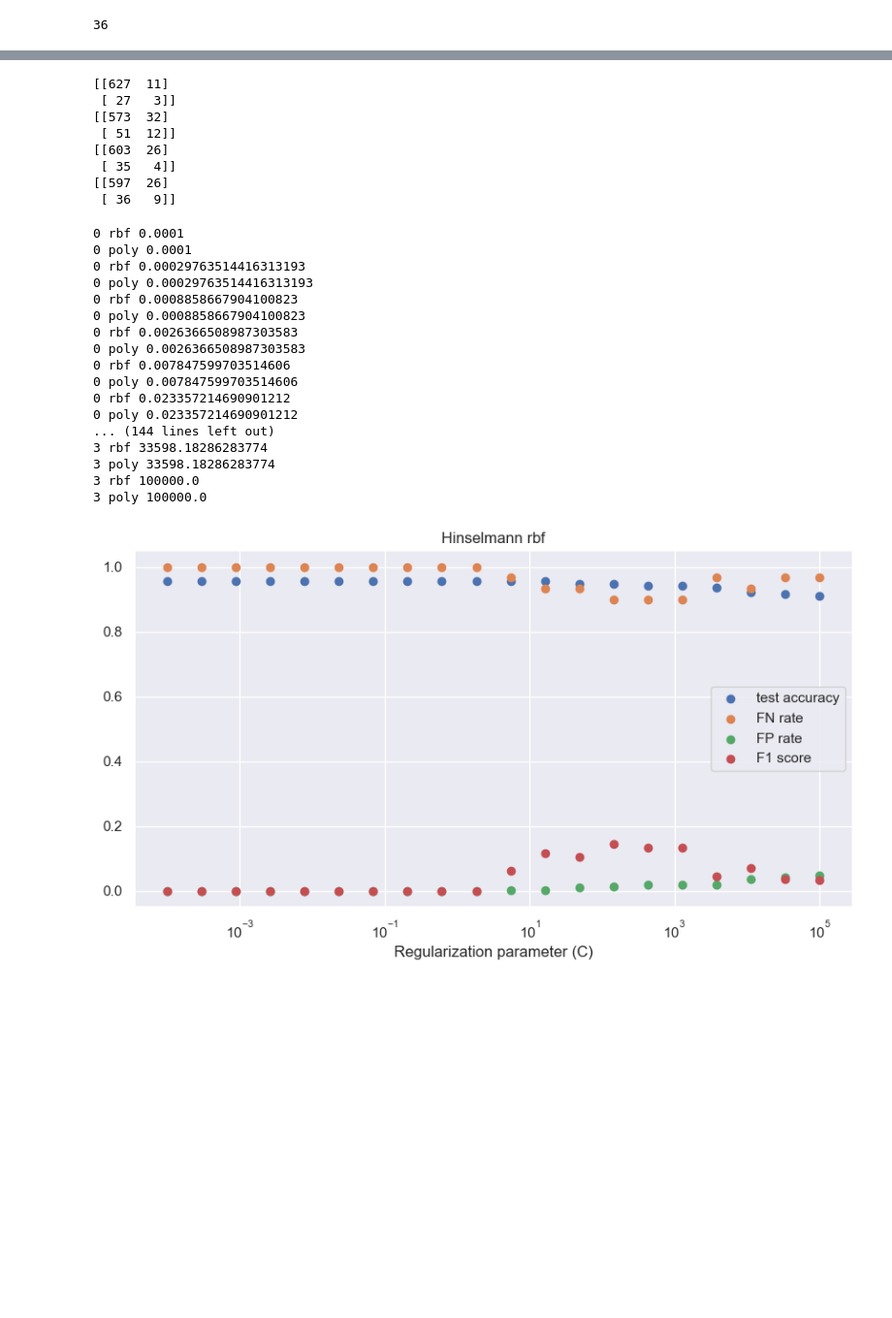
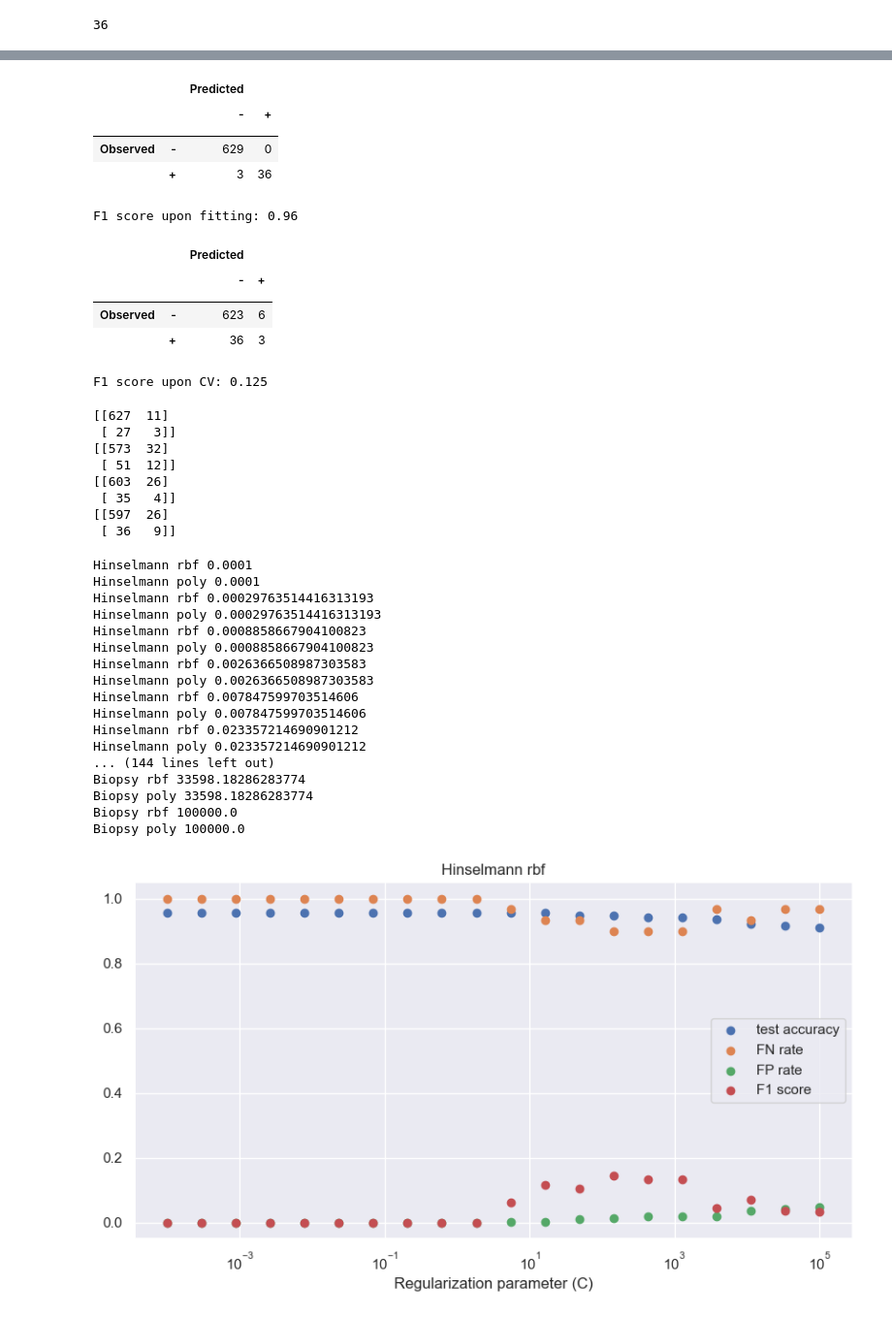
Before and after one commit to NeekTheGiraffe/cervical-cancer-model, a Jupyter notebook: BE 175 Final Project Cervical Cancer Prediction.ipynb, the cells around one changed output, grey strips where cells are left out. Shown at 97% size. Saved outputs shown, nothing was run; the diff lists cells and outputs as text; code cells hidden in the pictures; blank space fills up the shorter version.

```diff
--- a/BE 175 Final Project Cervical Cancer Prediction.ipynb
+++ b/BE 175 Final Project Cervical Cancer Prediction.ipynb
@@ -118,3 +138,38 @@ for outcome, name in zip([hinselmann, schiller, citology, biopsy],
+# %%
+###### Random forest classifier ######
+from sklearn.ensemble import RandomForestClassifier
+from sklearn.metrics import confusion_matrix
+from sklearn.model_selection import StratifiedKFold
+from utils import *
+
+# Can vary max depth to test different regularization strengths
+rfc = Pipeline([('scale', StandardScaler()), ('random-forest', RandomForestClassifier())])
+rfc.fit(x, citology)
+rfccm_direct = confusion_matrix(citology, rfc.predict(x))
+print_confusion(rfccm_direct)
+print('F1 score upon fitting: {0:.4}'.format(get_f1_score(rfccm_direct)))
+
+ypred = np.empty(x.shape[0])
+for train_i, test_i in StratifiedKFold().split(x, citology):
+    rfc.fit(x.iloc[train_i, :], citology.iloc[train_i])
+    ypred[test_i] = rfc.predict(x.iloc[test_i, :])
+
+rfccm = confusion_matrix(citology, ypred)
+print_confusion(rfccm)
+print('F1 score upon CV: {0:.4}'.format(get_f1_score(rfccm)))
+# %% [output]
+|  |  | Predicted |  |
+|  |  | - | + |
+|  |  |  |  |
+| Observed | - | 629 | 0 |
+|  | + | 3 | 36 |
+F1 score upon fitting: 0.96
+|  |  | Predicted |  |
+|  |  | - | + |
+|  |  |  |  |
+| Observed | - | 623 | 6 |
+|  | + | 36 | 3 |
+F1 score upon CV: 0.125
 # %%
 ###### Support vector machines ######
 #we will have to play with c value and kernel
@@ -163,7 +220,8 @@ c_values = np.logspace(-4,5,20)
 for a in range(4):
     for i, b in enumerate(c_values):
         for c in range(2):
-            svc_model = Pipeline([('scale', StandardScaler()), ('svm', SVC(C=b, kernel=kernels_options[c]))])
+            svc_model = Pipeline([('scale', StandardScaler()),
+                                  ('svm', SVC(C=b, kernel=kernels_options[c]))])
             direct_cm = direct_fit_classifier(svc_model, x, tests[a])
             cv_cm = cv_classifier(svc_model, x, tests[a], KFold())
             #display_model_stats(direct_cm, '{0} upon fitting'.format(name))
@@ -173,28 +231,28 @@ for a in range(4):
             cv_FP[a,c,i] = get_fp_rate(cv_cm)
             cv_f1[a,c,i] = get_f1_score(cv_cm)
             cv_mis[a,c,i] = misclassification(cv_cm)
-            print(a, kernels_options[c], b)
+            print(tests[a].name, kernels_options[c], b)
             #print(tests[a])
             #print(kernels_options[c])
             #print(c_values[i])
 # %% [output]
-0 rbf 0.0001
-0 poly 0.0001
-0 rbf 0.00029763514416313193
-0 poly 0.00029763514416313193
-0 rbf 0.0008858667904100823
-0 poly 0.0008858667904100823
-0 rbf 0.0026366508987303583
-0 poly 0.0026366508987303583
-0 rbf 0.007847599703514606
-0 poly 0.007847599703514606
-0 rbf 0.023357214690901212
-0 poly 0.023357214690901212
+Hinselmann rbf 0.0001
+Hinselmann poly 0.0001
+Hinselmann rbf 0.00029763514416313193
+Hinselmann poly 0.00029763514416313193
+Hinselmann rbf 0.0008858667904100823
+Hinselmann poly 0.0008858667904100823
+Hinselmann rbf 0.0026366508987303583
+Hinselmann poly 0.0026366508987303583
+Hinselmann rbf 0.007847599703514606
+Hinselmann poly 0.007847599703514606
+Hinselmann rbf 0.023357214690901212
+Hinselmann poly 0.023357214690901212
 ... (144 lines left out)
-3 rbf 33598.18286283774
-3 poly 33598.18286283774
-3 rbf 100000.0
-3 poly 100000.0
+Biopsy rbf 33598.18286283774
+Biopsy poly 33598.18286283774
+Biopsy rbf 100000.0
+Biopsy poly 100000.0
 # %%
 #F1 score
 for a in range(4):
```
Also changed, not shown: parts of 3 cells of this notebook.
